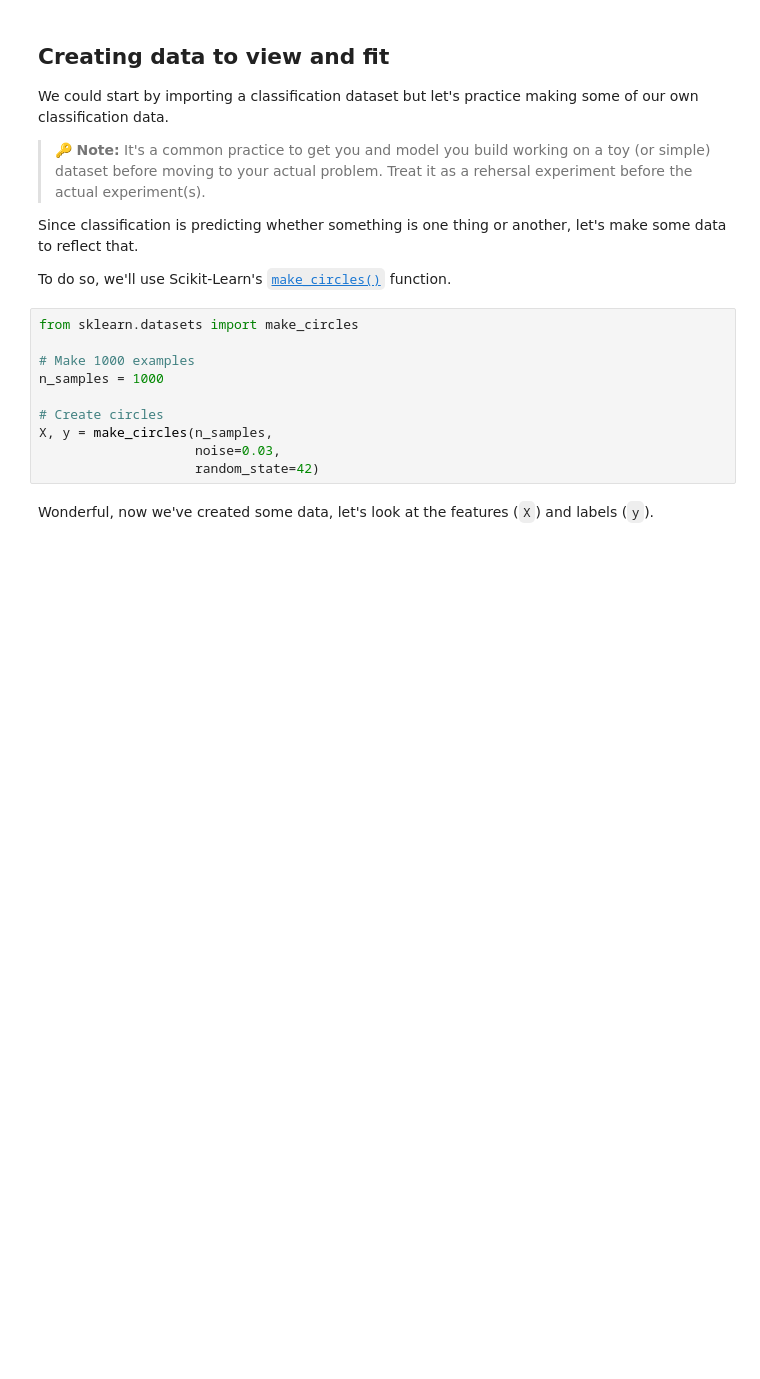
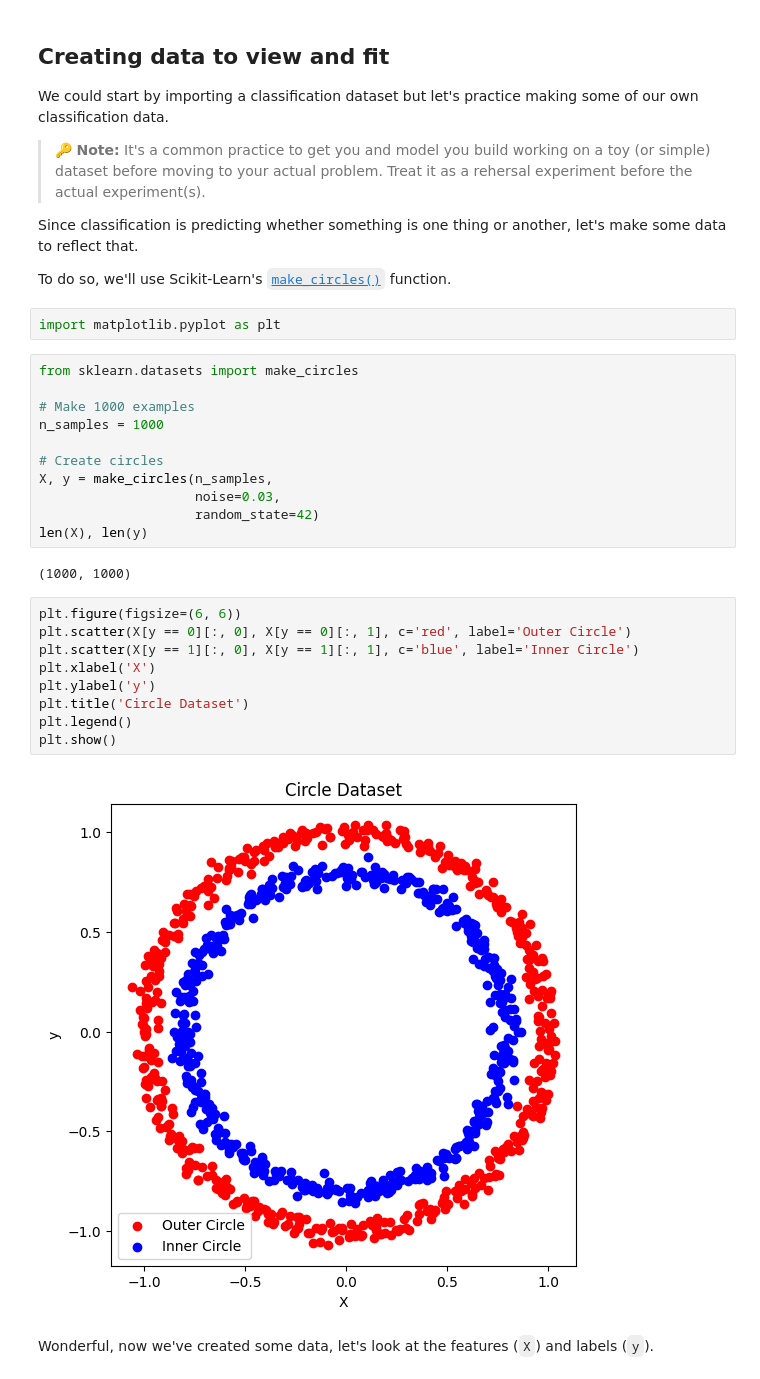
Before and after one commit to gostjoke/tensorflow-deep-learning, a Jupyter notebook: 02_neural_network_classification_in_tensorflow.ipynb, the cells around one changed output. Saved outputs shown, nothing was run; the diff lists cells and outputs as text; blank space fills up the shorter version.

```diff
--- a/02_neural_network_classification_in_tensorflow.ipynb
+++ b/02_neural_network_classification_in_tensorflow.ipynb
@@ -100,6 +109,8 @@ We could start by importing a classification dataset but let's practice making s
 Since classification is predicting whether something is one thing or another, let's make some data to reflect that.
 
 To do so, we'll use Scikit-Learn's [`make_circles()`](https://scikit-learn.org/stable/modules/generated/sklearn.datasets.make_circles.html#sklearn.datasets.make_circles) function.
+# %%
+import matplotlib.pyplot as plt
 # %%
 from sklearn.datasets import make_circles
 
@@ -110,6 +121,20 @@ n_samples = 1000
 X, y = make_circles(n_samples,
                     noise=0.03,
                     random_state=42)
+len(X), len(y)
+# %% [output]
+(1000, 1000)
+# %%
+plt.figure(figsize=(6, 6))
+plt.scatter(X[y == 0][:, 0], X[y == 0][:, 1], c='red', label='Outer Circle')
+plt.scatter(X[y == 1][:, 0], X[y == 1][:, 1], c='blue', label='Inner Circle')
+plt.xlabel('X')
+plt.ylabel('y')
+plt.title('Circle Dataset')
+plt.legend()
+plt.show()
+# %% [output]
+[figure, added]
 # %% [markdown]
 Wonderful, now we've created some data, let's look at the features (`X`) and labels (`y`).
 # %%
```
Also changed, not shown: parts of 21 cells of this notebook, 3 other files.
